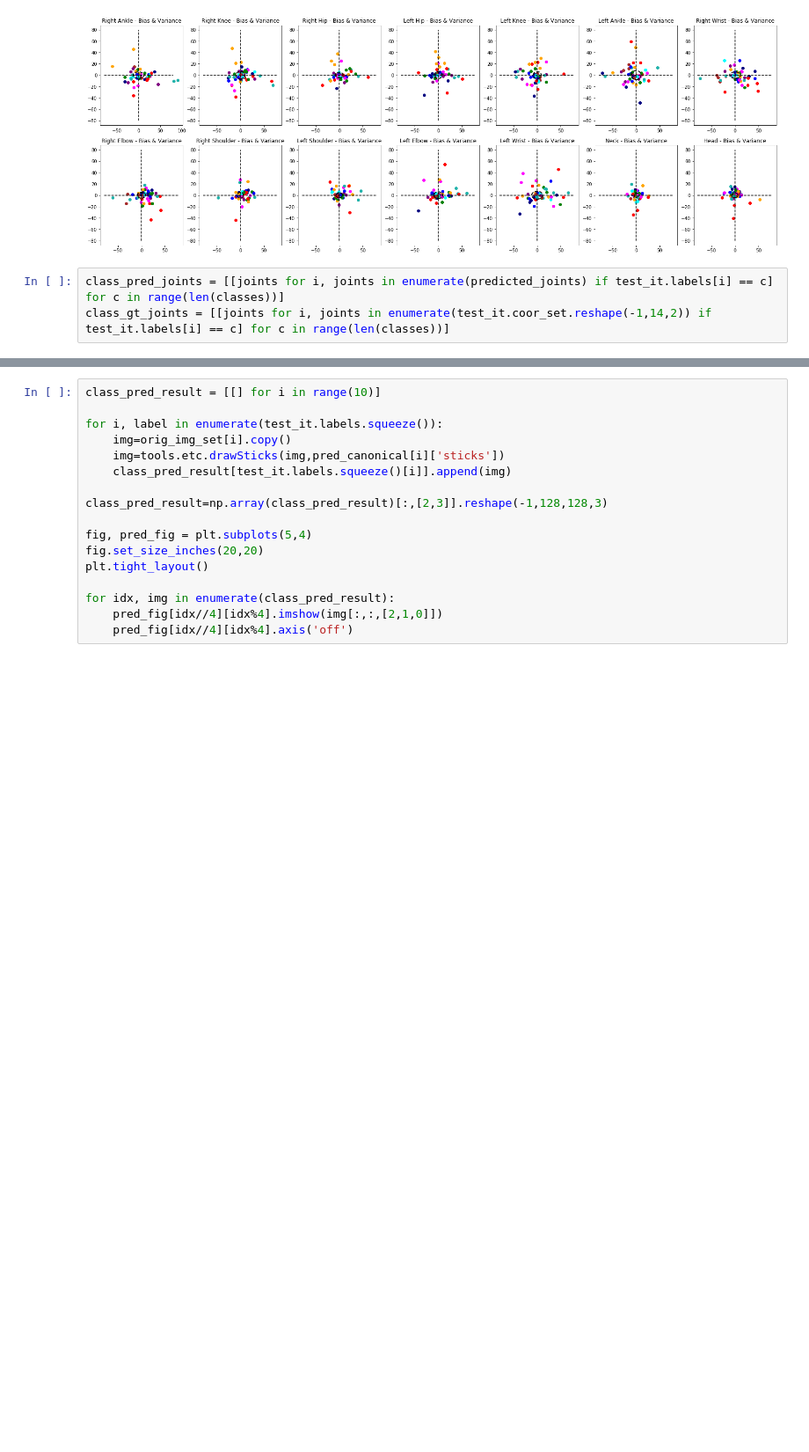
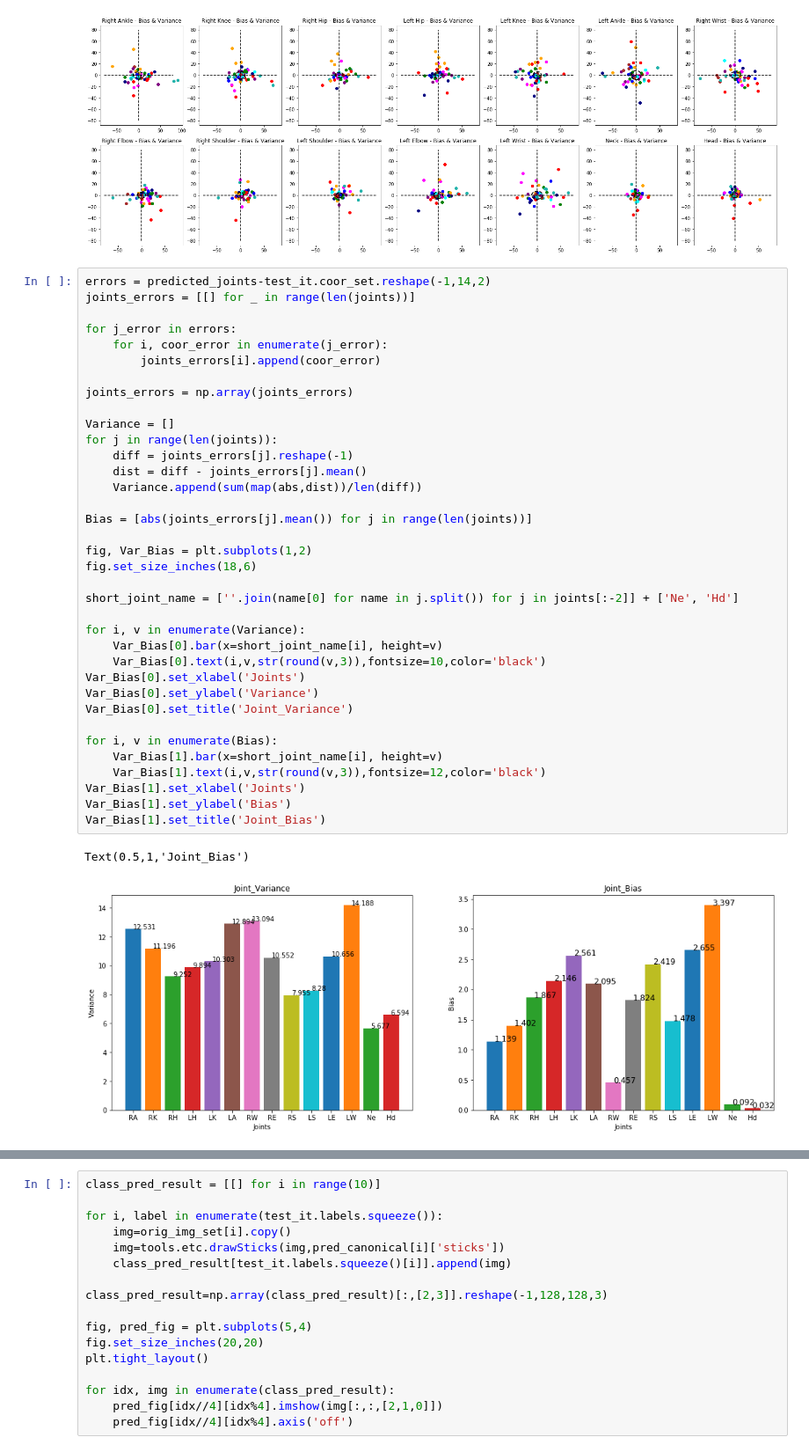
Before and after one commit to Hahnnz/Human_Pose_MET_Score_Estimation, a Jupyter notebook: Analysis_Result.ipynb, the cells around one changed output, grey strips where cells are left out. Shown at 88% size. Drawn from its saved outputs; the diff is of its cells as text; blank space fills up the shorter version.

```diff
--- a/Analysis_Result.ipynb
+++ b/Analysis_Result.ipynb
@@ -130,7 +130,43 @@ for idx in range(len(joints)):
                                       predicted_joints[i,idx,1]-test_it.coor_set[i,idx,1],c=class_color[label])
 # %% [output]
 [figure]
-# %%
-class_pred_joints = [[joints for i, joints in enumerate(predicted_joints) if test_it.labels[i] == c] for c in range(len(classes))]
-class_gt_joints = [[joints for i, joints in enumerate(test_it.coor_set.reshape(-1,14,2)) if test_it.labels[i] == c] for c in range(len(classes))]
+# %%
+errors = predicted_joints-test_it.coor_set.reshape(-1,14,2)
+joints_errors = [[] for _ in range(len(joints))]
+
+for j_error in errors:
+    for i, coor_error in enumerate(j_error):
+        joints_errors[i].append(coor_error)
+
+joints_errors = np.array(joints_errors)
+
+Variance = []
+for j in range(len(joints)):
+    diff = joints_errors[j].reshape(-1)
+    dist = diff - joints_errors[j].mean()
+    Variance.append(sum(map(abs,dist))/len(diff))
+
+Bias = [abs(joints_errors[j].mean()) for j in range(len(joints))]
+
+fig, Var_Bias = plt.subplots(1,2)
+fig.set_size_inches(18,6)
+
+short_joint_name = [''.join(name[0] for name in j.split()) for j in joints[:-2]] + ['Ne', 'Hd']
+
+for i, v in enumerate(Variance):
+    Var_Bias[0].bar(x=short_joint_name[i], height=v)
+    Var_Bias[0].text(i,v,str(round(v,3)),fontsize=10,color='black')
+Var_Bias[0].set_xlabel('Joints')
+Var_Bias[0].set_ylabel('Variance')
+Var_Bias[0].set_title('Joint_Variance')
+
+for i, v in enumerate(Bias):
+    Var_Bias[1].bar(x=short_joint_name[i], height=v)
+    Var_Bias[1].text(i,v,str(round(v,3)),fontsize=12,color='black')
+Var_Bias[1].set_xlabel('Joints')
+Var_Bias[1].set_ylabel('Bias')
+Var_Bias[1].set_title('Joint_Bias')
+# %% [output]
+Text(0.5,1,'Joint_Bias')
+[figure, added]
 # %%
```
Also changed, not shown: parts of 2 cells of this notebook.
